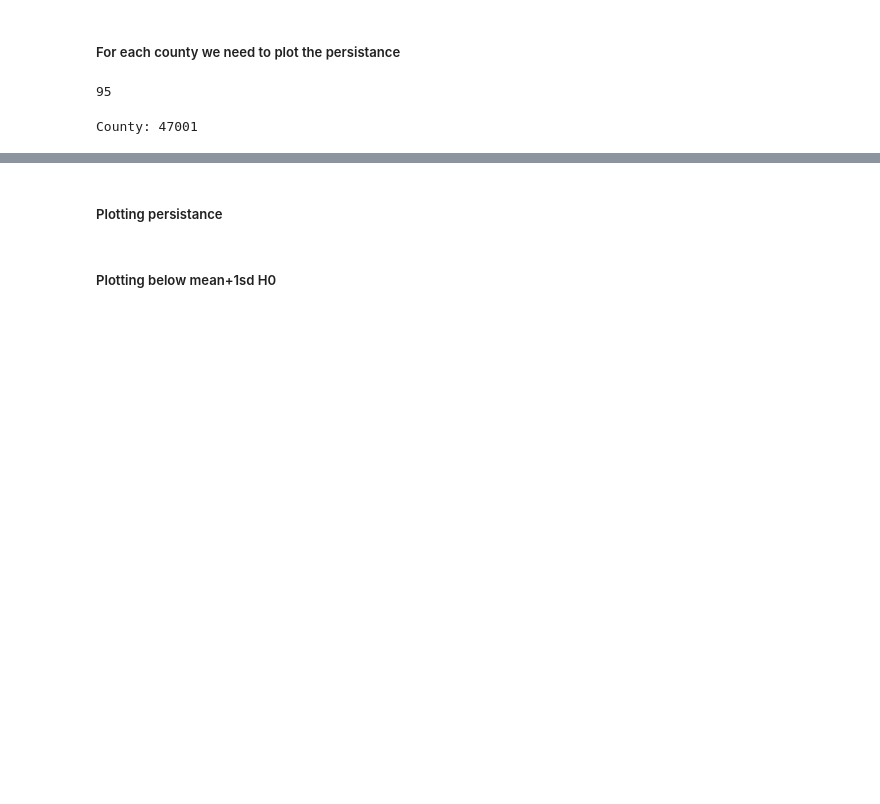
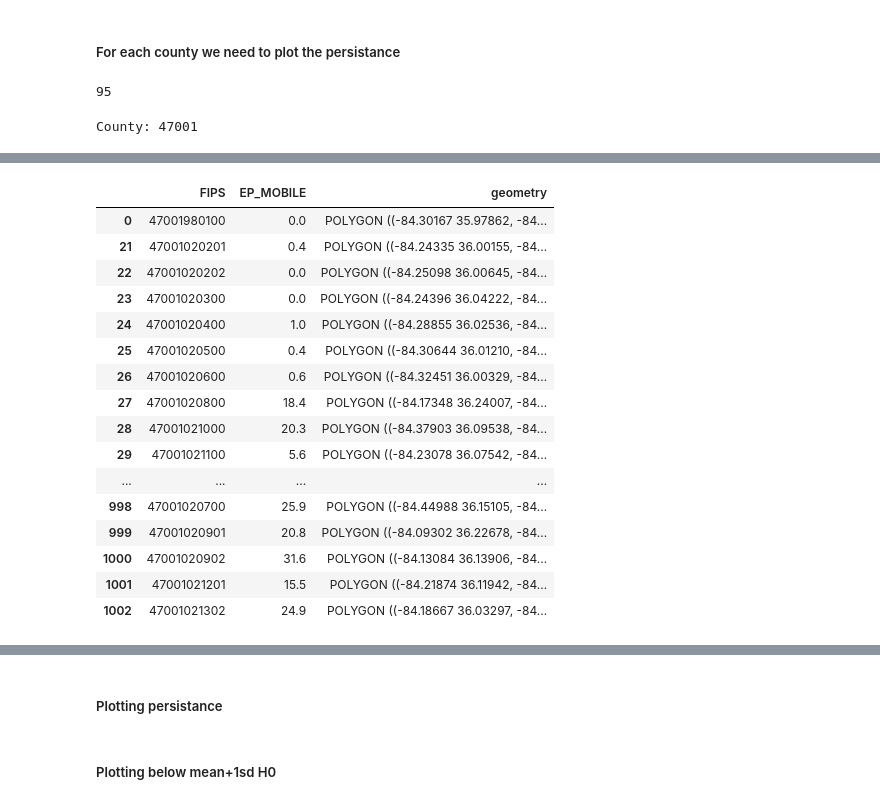
Before and after one commit to hashansl/opioid-risk-modeling, a Jupyter notebook: tennessee/risk modeling - persistance image from the results- census tracts.ipynb, the cells around one changed output, grey strips where cells are left out. Saved outputs shown, nothing was run; the diff lists cells and outputs as text; code cells hidden in the pictures; blank space fills up the shorter version.

```diff
--- a/tennessee/risk modeling - persistance image from the results- census tracts.ipynb
+++ b/tennessee/risk modeling - persistance image from the results- census tracts.ipynb
@@ -582,0 +651,20 @@ County: 47001
+# %%
+variable_4_selected_census
+# %% [output]
+|  | FIPS | EP_MOBILE | geometry |
+| 0 | 47001980100 | 0.0 | POLYGON ((-84.30167 35.97862, -84... |
+| 21 | 47001020201 | 0.4 | POLYGON ((-84.24335 36.00155, -84... |
+| 22 | 47001020202 | 0.0 | POLYGON ((-84.25098 36.00645, -84... |
+| 23 | 47001020300 | 0.0 | POLYGON ((-84.24396 36.04222, -84... |
+| 24 | 47001020400 | 1.0 | POLYGON ((-84.28855 36.02536, -84... |
+| 25 | 47001020500 | 0.4 | POLYGON ((-84.30644 36.01210, -84... |
+| 26 | 47001020600 | 0.6 | POLYGON ((-84.32451 36.00329, -84... |
+| 27 | 47001020800 | 18.4 | POLYGON ((-84.17348 36.24007, -84... |
+| 28 | 47001021000 | 20.3 | POLYGON ((-84.37903 36.09538, -84... |
+| 29 | 47001021100 | 5.6 | POLYGON ((-84.23078 36.07542, -84... |
+| ... | ... | ... | ... |
+| 998 | 47001020700 | 25.9 | POLYGON ((-84.44988 36.15105, -84... |
+| 999 | 47001020901 | 20.8 | POLYGON ((-84.09302 36.22678, -84... |
+| 1000 | 47001020902 | 31.6 | POLYGON ((-84.13084 36.13906, -84... |
+| 1001 | 47001021201 | 15.5 | POLYGON ((-84.21874 36.11942, -84... |
+| 1002 | 47001021302 | 24.9 | POLYGON ((-84.18667 36.03297, -84... |
```
Also changed, not shown: parts of 6 cells of this notebook.
